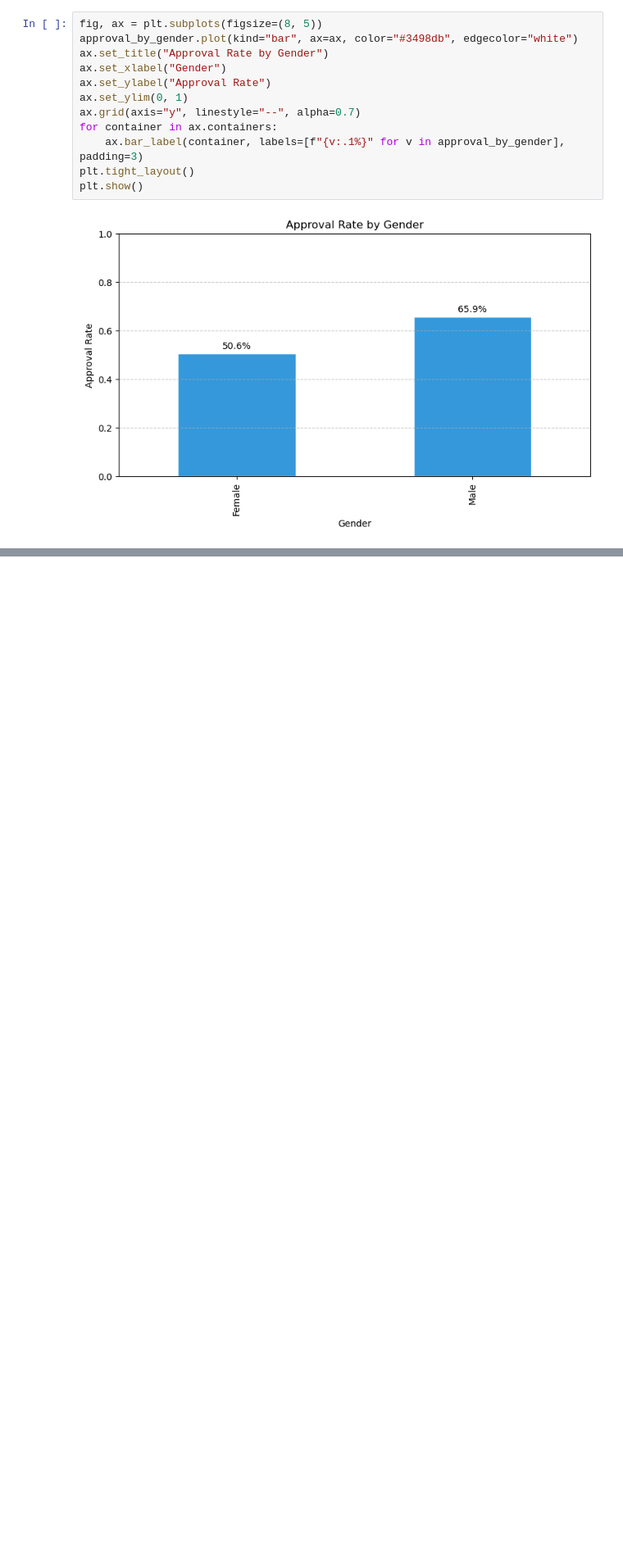
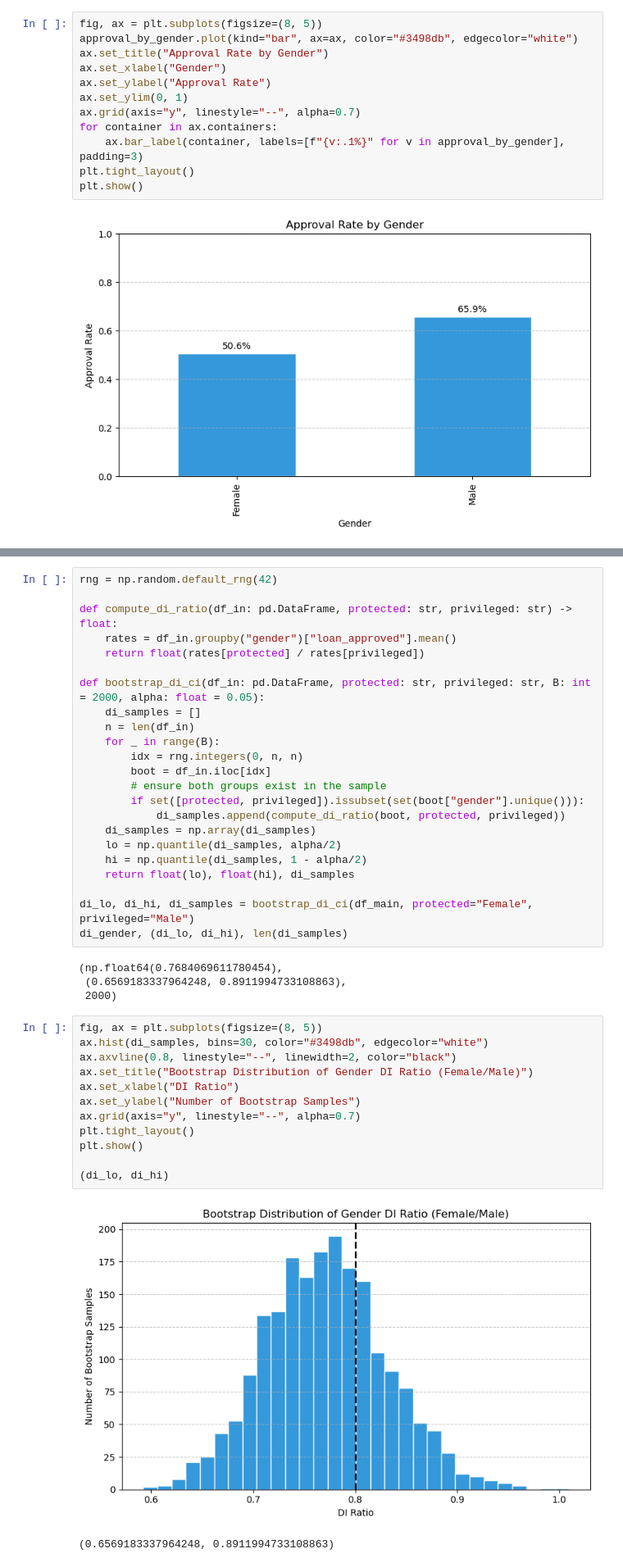
Before and after one commit to margarida-passos-cunha/dego-project-team9, a Jupyter notebook: notebooks/02-bias-analysis.ipynb, the cells around one changed output, grey strips where cells are left out. Shown at 82% size. Drawn from its saved outputs; the diff is of its cells as text; blank space fills up the shorter version.

Commit message:
Add bootstrap confidence interval for gender DI ratio

```diff
--- a/notebooks/02-bias-analysis.ipynb
+++ b/notebooks/02-bias-analysis.ipynb
@@ -233,0 +238,42 @@ Overall, the analysis demonstrates **a detectable gender gap in approval outcome
+# %%
+rng = np.random.default_rng(42)
+
+def compute_di_ratio(df_in: pd.DataFrame, protected: str, privileged: str) -> float:
+    rates = df_in.groupby("gender")["loan_approved"].mean()
+    return float(rates[protected] / rates[privileged])
+
+def bootstrap_di_ci(df_in: pd.DataFrame, protected: str, privileged: str, B: int = 2000, alpha: float = 0.05):
+    di_samples = []
+    n = len(df_in)
+    for _ in range(B):
+        idx = rng.integers(0, n, n)
+        boot = df_in.iloc[idx]
+        # ensure both groups exist in the sample
+        if set([protected, privileged]).issubset(set(boot["gender"].unique())):
+            di_samples.append(compute_di_ratio(boot, protected, privileged))
+    di_samples = np.array(di_samples)
+    lo = np.quantile(di_samples, alpha/2)
+    hi = np.quantile(di_samples, 1 - alpha/2)
+    return float(lo), float(hi), di_samples
+
+di_lo, di_hi, di_samples = bootstrap_di_ci(df_main, protected="Female", privileged="Male")
+di_gender, (di_lo, di_hi), len(di_samples)
+# %% [output]
+(np.float64(0.7684069611780454),
+ (0.6569183337964248, 0.8911994733108863),
+ 2000)
+# %%
+fig, ax = plt.subplots(figsize=(8, 5))
+ax.hist(di_samples, bins=30, color="#3498db", edgecolor="white")
+ax.axvline(0.8, linestyle="--", linewidth=2, color="black")
+ax.set_title("Bootstrap Distribution of Gender DI Ratio (Female/Male)")
+ax.set_xlabel("DI Ratio")
+ax.set_ylabel("Number of Bootstrap Samples")
+ax.grid(axis="y", linestyle="--", alpha=0.7)
+plt.tight_layout()
+plt.show()
+
+(di_lo, di_hi)
+# %% [output]
+[figure, added]
+(0.6569183337964248, 0.8911994733108863)
```
Also changed, not shown: parts of 3 cells of this notebook.
